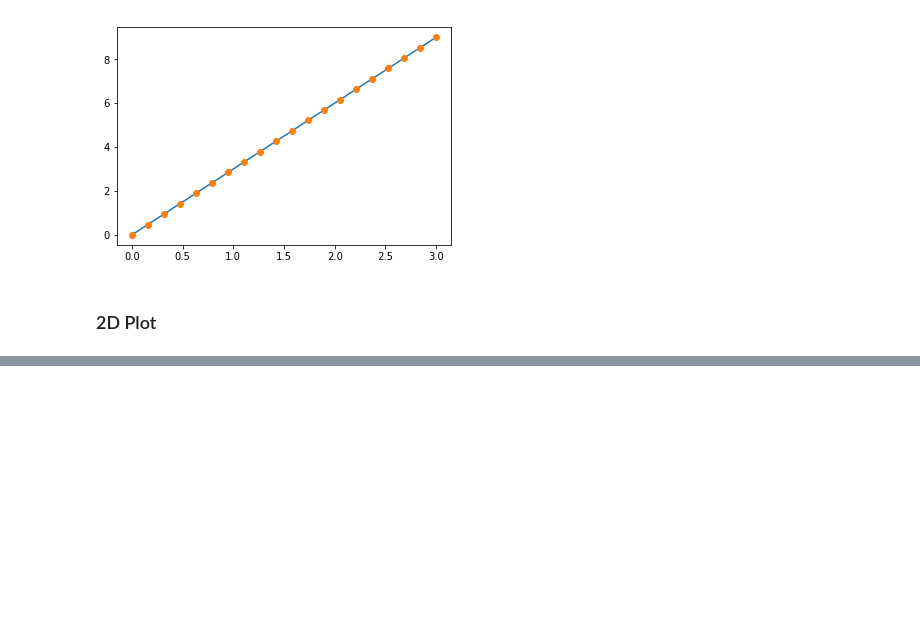
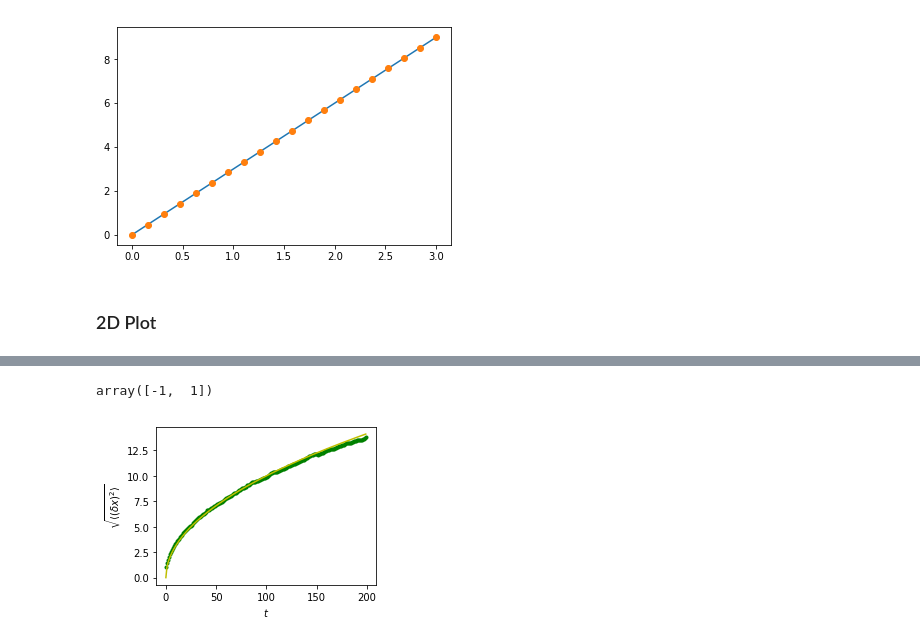
Before and after one commit to brunocu/DataScience, a Jupyter notebook: MLintro.ipynb, the cells around one changed output, grey strips where cells are left out. Cells and saved outputs as stored; diff of their text form; code cells hidden in the pictures; blank space fills up the shorter version.

```diff
--- a/MLintro.ipynb
+++ b/MLintro.ipynb
@@ -153,0 +209,32 @@ plt.colorbar()
+# %%
+n_stories = 1000 # número de caminantes
+t_max = 200      # tiempo en el que seguimos al caminante
+
+t = np.arange(t_max)
+steps = 2 * np.random.randint(0, 1 + 1, (n_stories, t_max)) - 1
+
+np.random.randint(0,1+1, (n_stories, t_max))
+
+np.unique(steps)    # Regresa todos los valores únicos de nuestro array. Verificar que todos sean -1 ó 1
+# %% [output]
+array([-1,  1])
+# %%
+# Construimos las caminatas sumando pasos a lo largo del tiempo:
+positions = np.cumsum(steps, axis=1)   # axis = 1: tiempo
+sq_distance = positions**2
+
+# Obtenemos la media en el eje de las historias:
+mean_sq_distance = np.mean(sq_distance, axis=0)
+
+# Y graficamos los resultados
+plt.figure(figsize=(4, 3))
+
+plt.plot(t, np.sqrt(mean_sq_distance), 'g.', t, np.sqrt(t), 'y-')
+
+plt.xlabel(r"$t$")
+
+plt.ylabel(r"$\sqrt{\langle (\delta x)^2 \rangle}$")
+
+plt.tight_layout()
+# %% [output]
+[figure, added]
```
Also changed, not shown: parts of 23 cells of this notebook.
